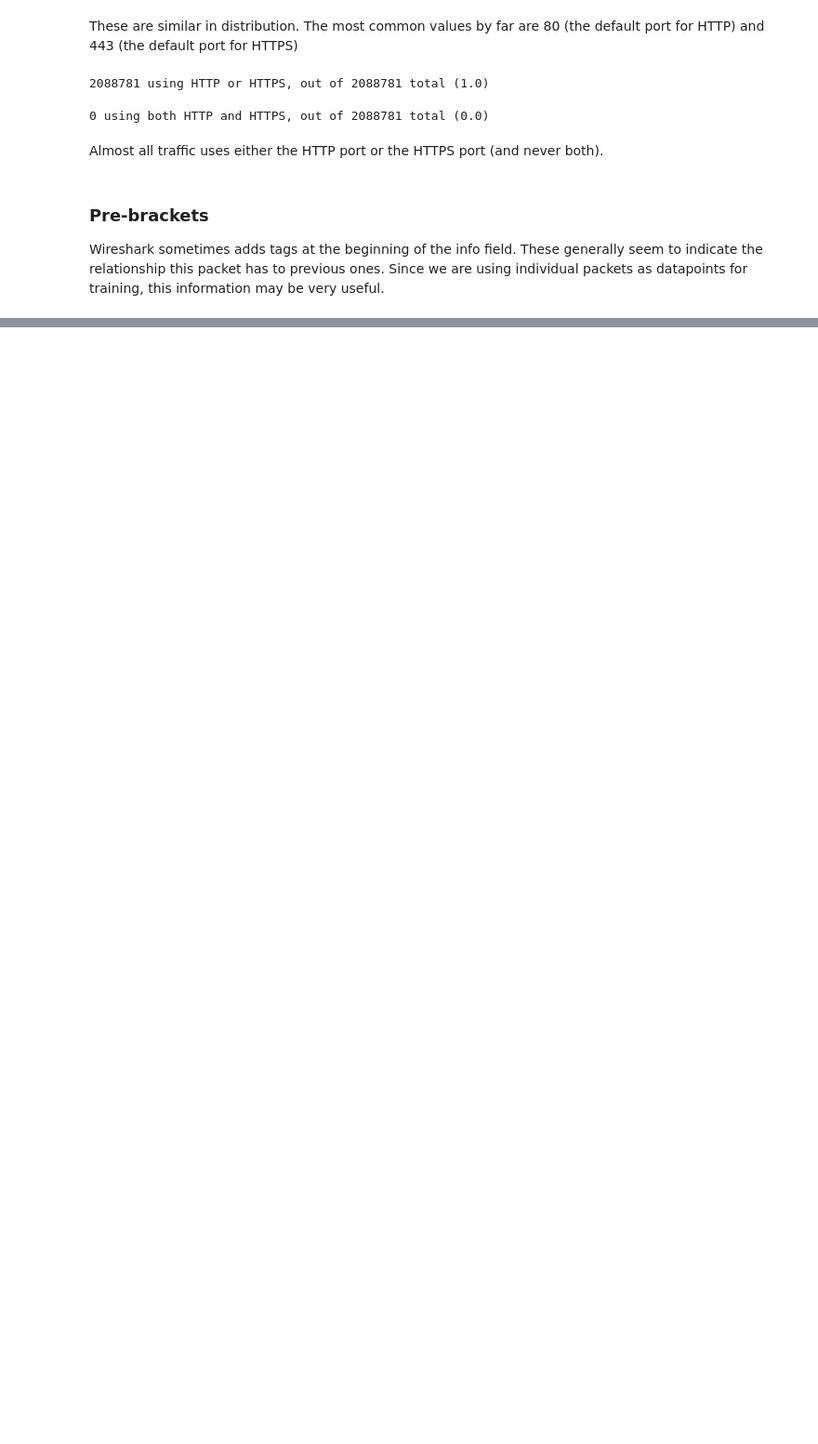
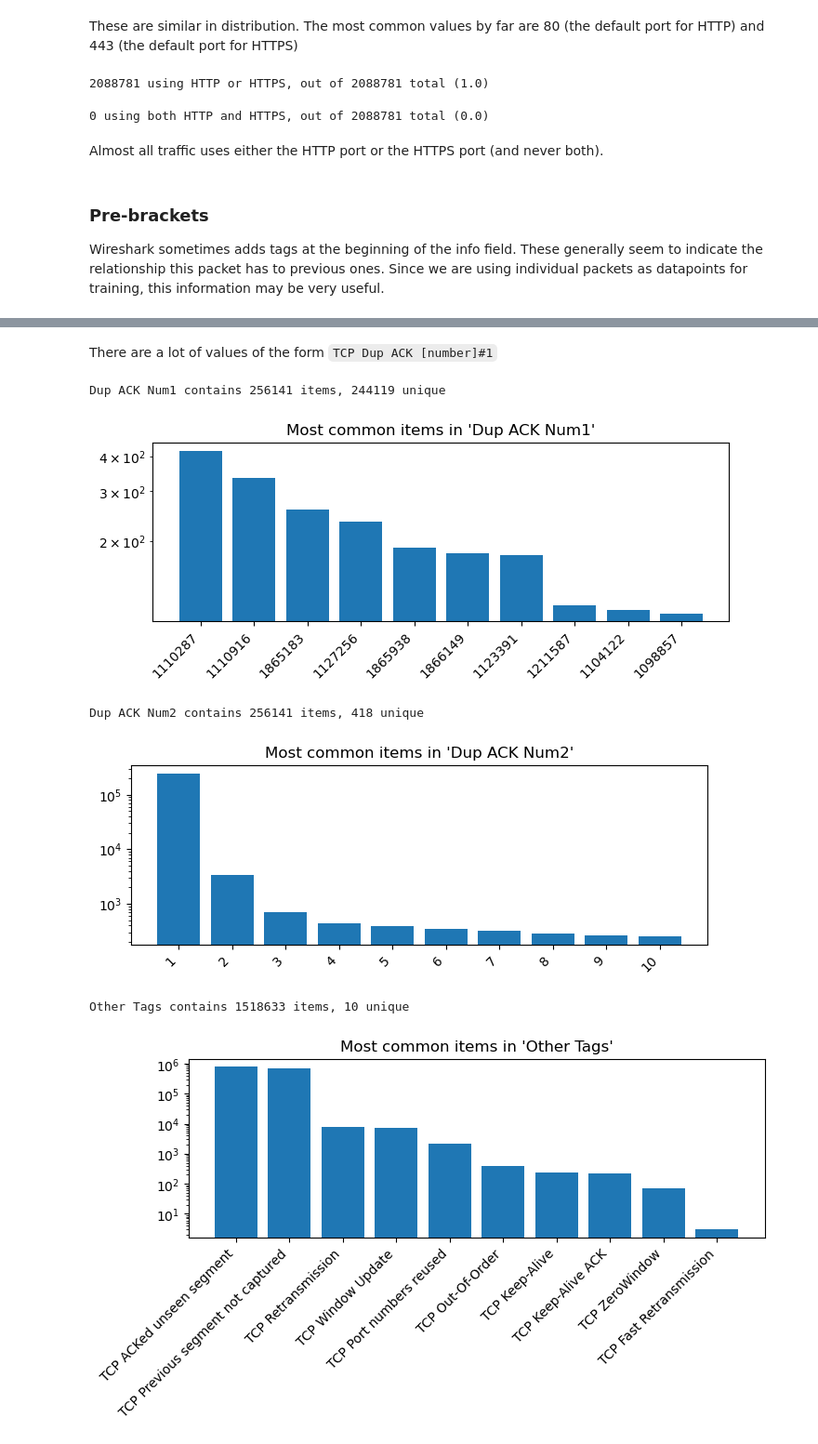
Before and after one commit to anders520/DoS-Classifier, a Jupyter notebook: classifier.ipynb, the cells around one changed output, grey strips where cells are left out. Shown at 93% size. Cells and saved outputs as stored; diff of their text form; code cells hidden in the pictures; blank space fills up the shorter version.

```diff
--- a/classifier.ipynb
+++ b/classifier.ipynb
@@ -454,3 +459,15 @@ Almost all traffic uses either the HTTP port or the HTTPS port (and never both).
 ### Pre-brackets
 
 Wireshark sometimes adds tags at the beginning of the info field. These generally seem to indicate the relationship this packet has to previous ones. Since we are using individual packets as datapoints for training, this information may be very useful.
+# %%
+pre_brackets = df_tcp['Pre-brackets'].to_numpy()
+
+all_tags = []
+for l in pre_brackets:
+    all_tags += l
+unique_tags = np.unique(all_tags)
+
+print(f'{len(all_tags)} tags, {len(unique_tags)} unique')
+
+for i in range(10):
+    print(unique_tags[i])
@@ -456,0 +486,28 @@ Wireshark sometimes adds tags at the beginning of the info field. These generall
+# %% [markdown]
+There are a lot of values of the form <code>TCP Dup ACK [number]#1</code>
+# %%
+num1 = []
+num2 = []
+
+other_tags = []
+
+for tag in all_tags:
+    if not tag.startswith('TCP Dup ACK'):
+        other_tags.append(tag)
+        continue
+
+    n1, n2 = tag.lstrip('TCP Dup ACK').rstrip().split('#')
+    num1.append(n1)
+    num2.append(n2)
+
+summarize(num1, 'Dup ACK Num1', True)
+summarize(num2, 'Dup ACK Num2', True)
+
+summarize(other_tags, 'Other Tags', log_scale=True)
+# %% [output]
+Dup ACK Num1 contains 256141 items, 244119 unique
+[figure, added]
+Dup ACK Num2 contains 256141 items, 418 unique
+[figure, added]
+Other Tags contains 1518633 items, 10 unique
+[figure, added]
```
Also changed, not shown: parts of 4 cells of this notebook.
